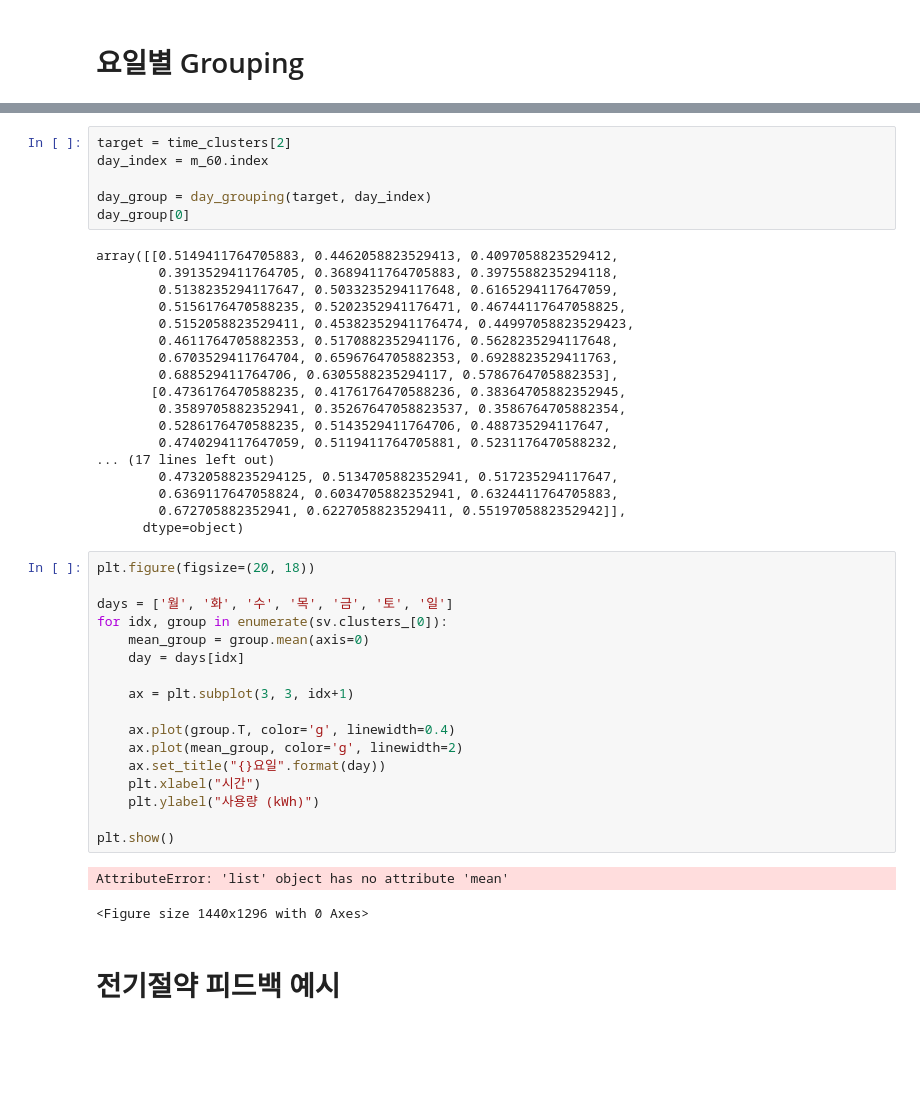
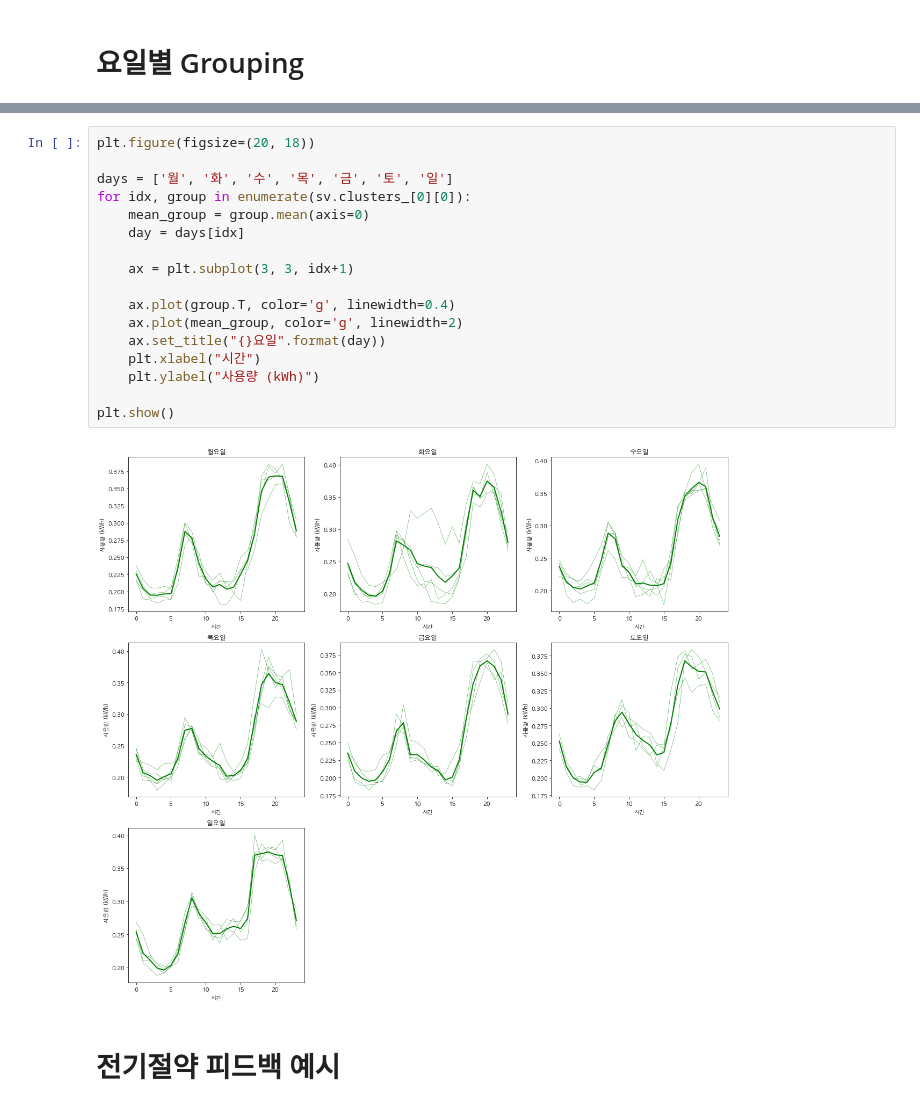
Before and after one commit to formegusto/distribution-public-fee, a Jupyter notebook: pt4.전기절약 피드백.ipynb, the cells around one changed output, grey strips where cells are left out. Saved outputs shown, nothing was run; the diff lists cells and outputs as text; blank space fills up the shorter version.

Commit message:
update : SavingFeedback Time Grouping 현황 확인

```diff
--- a/pt4.전기절약 피드백.ipynb
+++ b/pt4.전기절약 피드백.ipynb
@@ -199,46 +167,21 @@ sv.clusters_[0][0]
-# %%
-target = time_clusters[2]
-day_index = m_60.index
-
-day_group = day_grouping(target, day_index)
-day_group[0]
-# %% [output]
-array([[0.5149411764705883, 0.4462058823529413, 0.4097058823529412,
-        0.3913529411764705, 0.3689411764705883, 0.3975588235294118,
-        0.5138235294117647, 0.5033235294117648, 0.6165294117647059,
-        0.5156176470588235, 0.5202352941176471, 0.46744117647058825,
-        0.5152058823529411, 0.45382352941176474, 0.44997058823529423,
-        0.4611764705882353, 0.5170882352941176, 0.5628235294117648,
-        0.6703529411764704, 0.6596764705882353, 0.6928823529411763,
-        0.688529411764706, 0.6305588235294117, 0.5786764705882353],
-       [0.4736176470588235, 0.4176176470588236, 0.38364705882352945,
-        0.3589705882352941, 0.35267647058823537, 0.3586764705882354,
-        0.5286176470588235, 0.5143529411764706, 0.488735294117647,
-        0.4740294117647059, 0.5119411764705881, 0.5231176470588232,
-... (17 lines left out)
-        0.47320588235294125, 0.5134705882352941, 0.517235294117647,
-        0.6369117647058824, 0.6034705882352941, 0.6324411764705883,
-        0.672705882352941, 0.6227058823529411, 0.5519705882352942]],
-      dtype=object)
 # %%
 plt.figure(figsize=(20, 18))
 
 days = ['월', '화', '수', '목', '금', '토', '일']
-for idx, group in enumerate(sv.clusters_[0]):
+for idx, group in enumerate(sv.clusters_[0][0]):
     mean_group = group.mean(axis=0)
     day = days[idx]
 
     ax = plt.subplot(3, 3, idx+1)
 
     ax.plot(group.T, color='g', linewidth=0.4)
     ax.plot(mean_group, color='g', linewidth=2)
     ax.set_title("{}요일".format(day))
     plt.xlabel("시간")
     plt.ylabel("사용량 (kWh)")
 
 plt.show()
 # %% [output]
-AttributeError: 'list' object has no attribute 'mean'
-<Figure size 1440x1296 with 0 Axes>
+[figure, added]
 # %% [markdown]
 # 전기절약 피드백 예시
```
Also changed, not shown: parts of 55 cells of this notebook, 2 other files.
